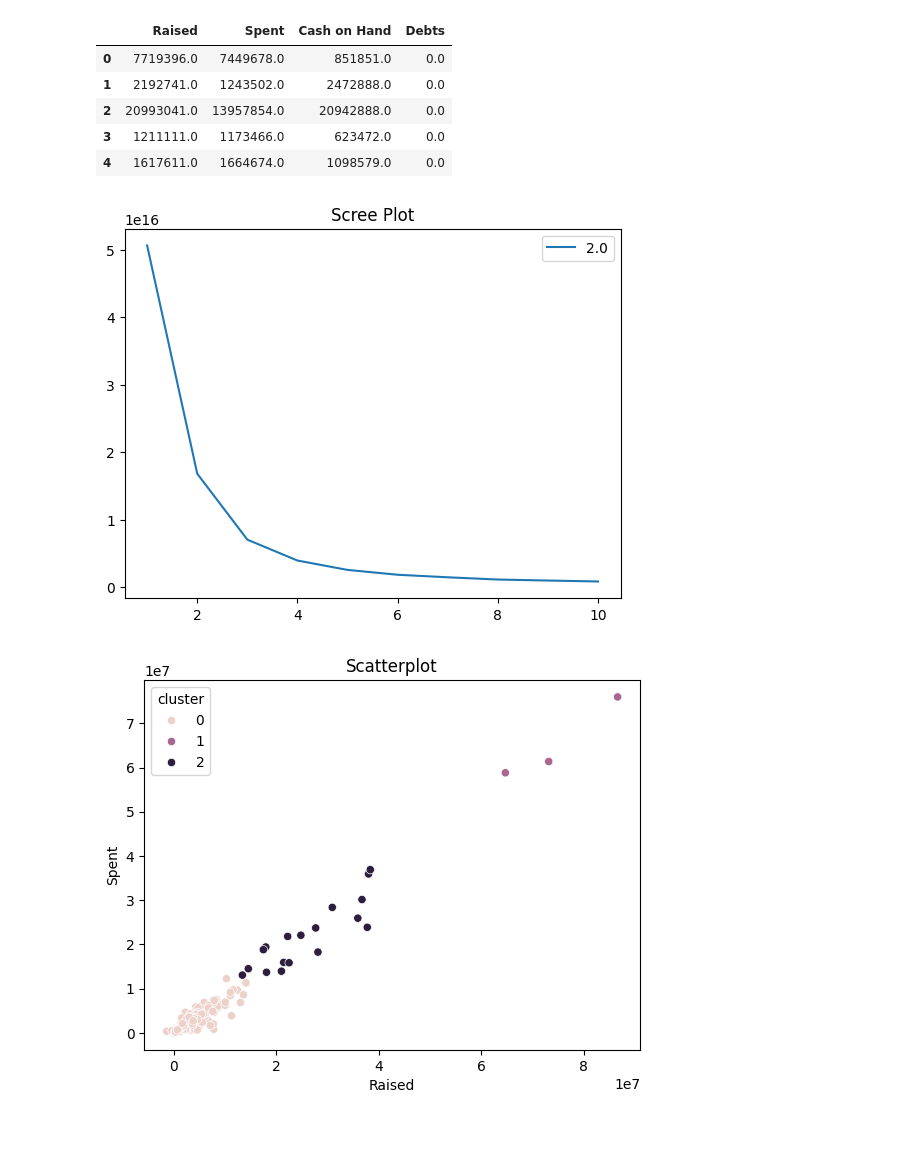
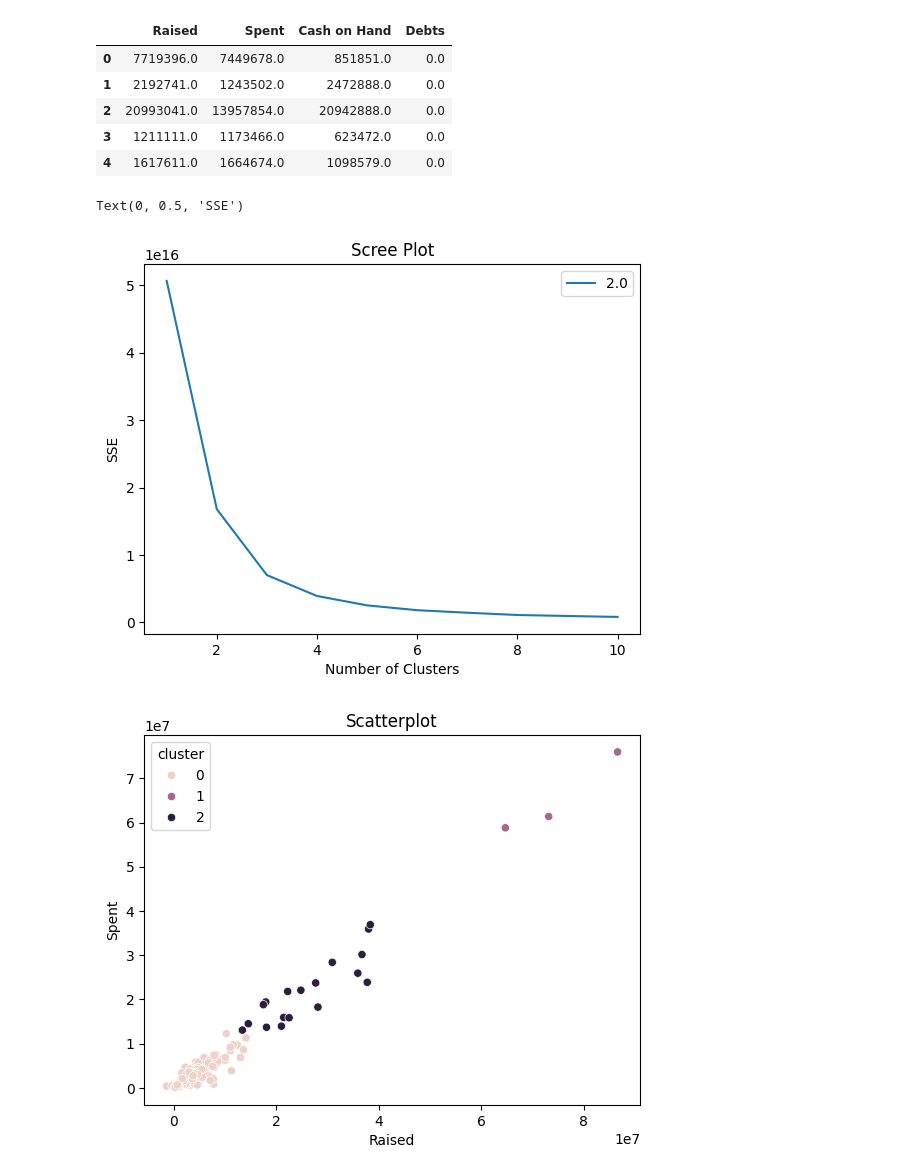
Before and after one commit to eaa3ug/clustering_assignment, a Jupyter notebook: assignment_clustering.ipynb, the cells around one changed output. Cells and saved outputs as stored; diff of their text form; code cells hidden in the pictures; blank space fills up the shorter version.

```diff
--- a/assignment_clustering.ipynb
+++ b/assignment_clustering.ipynb
@@ -100,5 +100,7 @@ for df, value in zip(datasets, noise):
 for value in noise:
   SSE = curves[value]
   scree_plot = sns.lineplot(x=np.arange(1,k_bar+1), y=SSE, label=value).set_title('Scree Plot')
+  plt.xlabel("Number of Clusters")
+  plt.ylabel("SSE")
   plt.show()
 # %% [output]
@@ -131,7 +133,7 @@ fundraising.head()
 | 4 | 4 | Adrian Smith | Republican | Nebraska | House | $1,617,611 | $1,664,674 | $1,098,579 | $0 |
 # %%
 fundraising = fundraising.loc[:, ["Raised", "Spent", "Cash on Hand", "Debts"]]
-fundraising = fundraising.replace("$", "", regex=True).astype(float)
+fundraising = fundraising.replace("[\$,]", "", regex=True).astype(float)
 fundraising = fundraising.replace(np.nan, 0)
 fundraising.head()
 # %% [output]
@@ -153,15 +155,18 @@ X_scaled = scaler.fit_transform(X)
 # %%
 k_bar = 10
 SSE = []
 
 for k in range(k_bar):
     model = KMeans(n_clusters=k+1, max_iter=300, n_init = 10, random_state=0)
     model = model.fit(X)
     SSE.append(model.inertia_)
 
 scree_plot = sns.lineplot(x=np.arange(1,k_bar+1), y=SSE, label=value).set_title('Scree Plot')
+plt.xlabel("Number of Clusters")
+plt.ylabel("SSE")
 # %% [output]
+Text(0, 0.5, 'SSE')
-[figure, old version]
+[figure, new version]
 # %%
 k_pred = 3
 model = KMeans(n_clusters=k_pred, max_iter=300, n_init=10, random_state=0)
```
Also changed, not shown: parts of 4 cells of this notebook.
